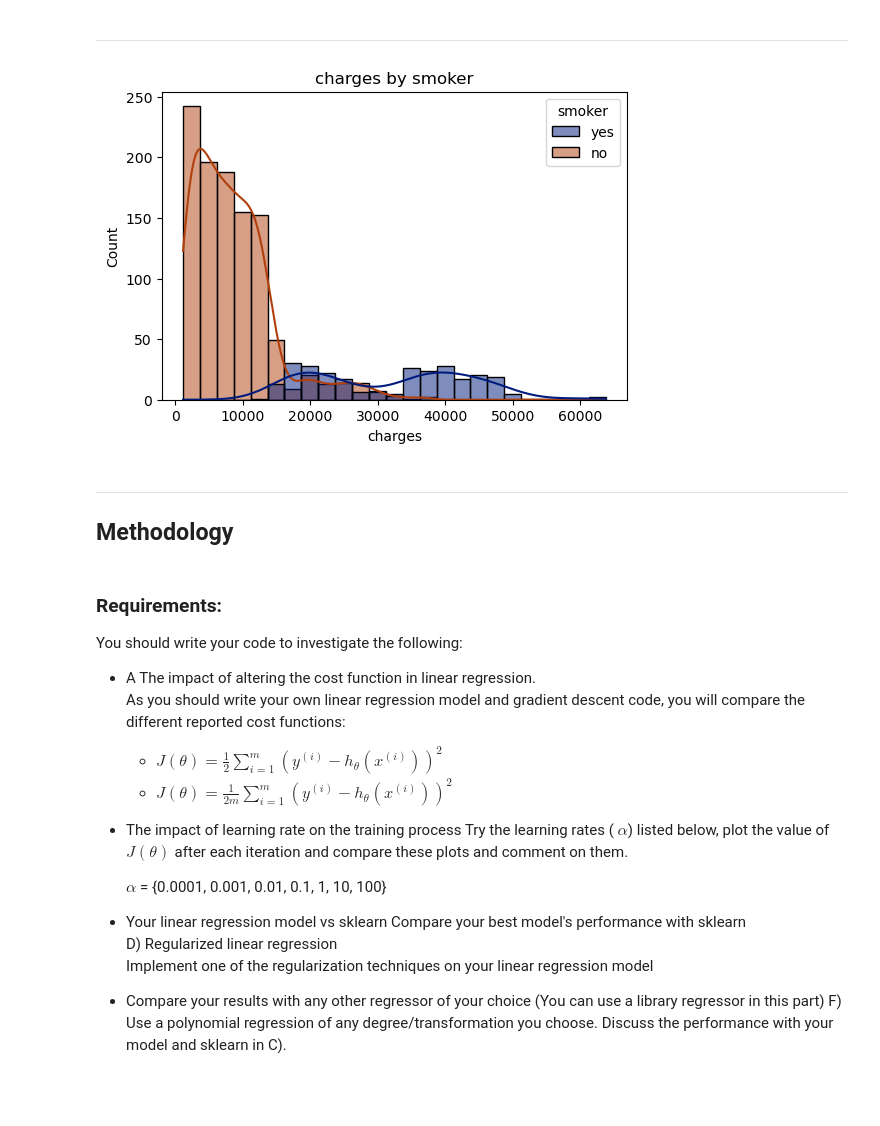
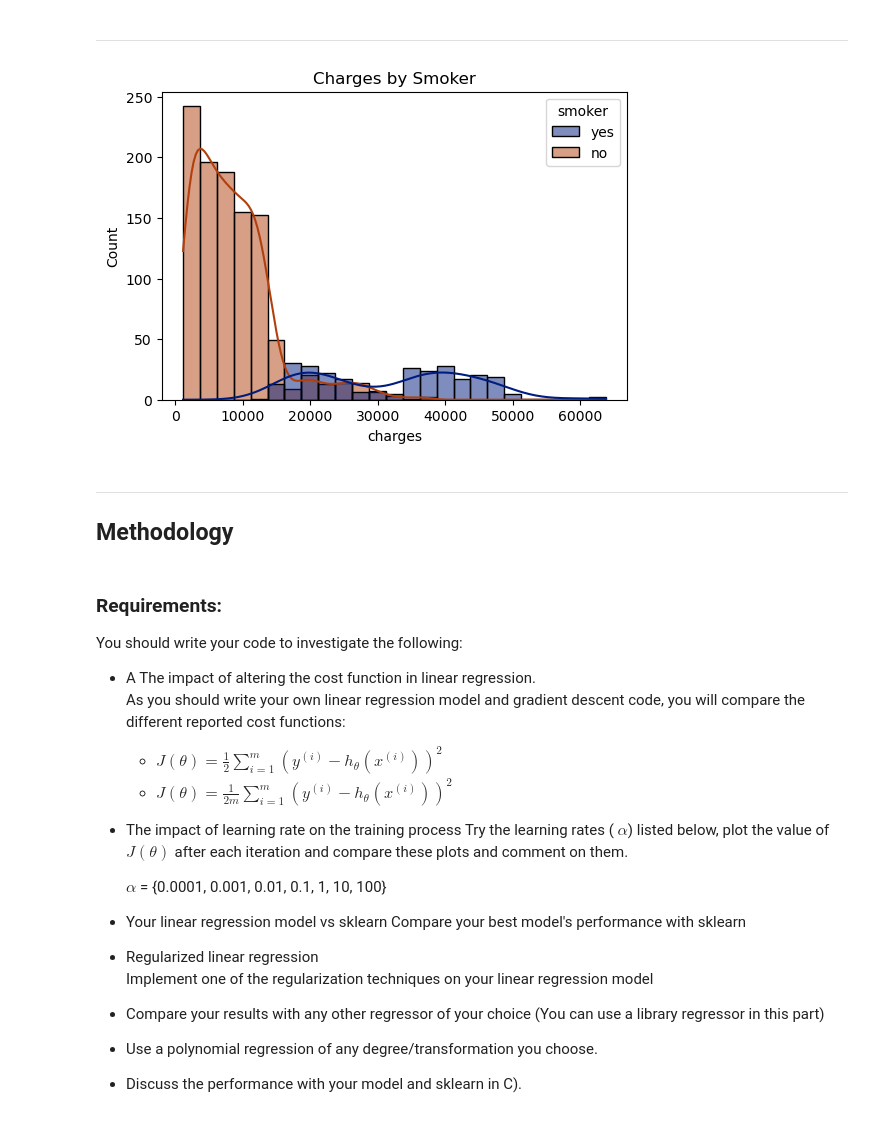
Before and after one commit to ZohoorAlmalki/ML_HWs, a Jupyter notebook: 446_ML_RegressionAssignment.ipynb, the cells around one changed output. Saved outputs shown, nothing was run; the diff lists cells and outputs as text; code cells hidden in the pictures; blank space fills up the shorter version.

```diff
--- a/446_ML_RegressionAssignment.ipynb
+++ b/446_ML_RegressionAssignment.ipynb
@@ -204,14 +197,29 @@ plt.show()
 [figure]
 # %% [markdown]
 ---
-# %%
-fig, ax1 = plt.subplots(figsize=(6,4))
-sns.set_palette('dark')
-sns.histplot(data = insurance, x='charges', ax=ax1, bins=25, hue='smoker', kde=True)
-plt.title('charges by smoker')
-plt.show()
-# %% [output]
-[figure, removed]
+# %%
+# this part is corrected by chatgpt on this link below
+# https://chatgpt.com/share/67fd8726-c634-8009-b3ee-1fea298abfb4
+import warnings
+import numpy as np
+import pandas as pd
+import seaborn as sns
+import matplotlib.pyplot as plt
+
+# Clean the data anyway (always good practice)
+insurance_clean = insurance.replace([np.inf, -np.inf], np.nan).dropna(subset=['charges'])
+
+# Suppress specific FutureWarning
+with warnings.catch_warnings():
+    warnings.simplefilter("ignore", FutureWarning)
+
+    fig, ax1 = plt.subplots(figsize=(6, 4))
+    sns.set_palette('dark')
+    sns.histplot(data=insurance_clean, x='charges', ax=ax1, bins=25, hue='smoker', kde=True)
+    plt.title('Charges by Smoker')
+    plt.show()
+# %% [output]
+[figure, added]
 # %% [markdown]
 ---
 ## Methodology
@@ -232,10 +240,12 @@ iteration and compare these plots and comment on them.
       $\alpha$ = {0.0001, 0.001, 0.01, 0.1, 1, 10, 100}
 -  Your linear regression model vs sklearn
 Compare your best model's performance with sklearn
-D)  Regularized linear regression
+
+- Regularized linear regression
 Implement one of the regularization techniques on your linear regression
 model
 -  Compare your results with any other regressor of your choice (You can use a
 library regressor in this part)
-F)  Use a polynomial regression of any degree/transformation you choose.
-Discuss the performance with your model and sklearn in C).
+
+- Use a polynomial regression of any degree/transformation you choose.
+- Discuss the performance with your model and sklearn in C).
```
Also changed, not shown: parts of 21 cells of this notebook.
